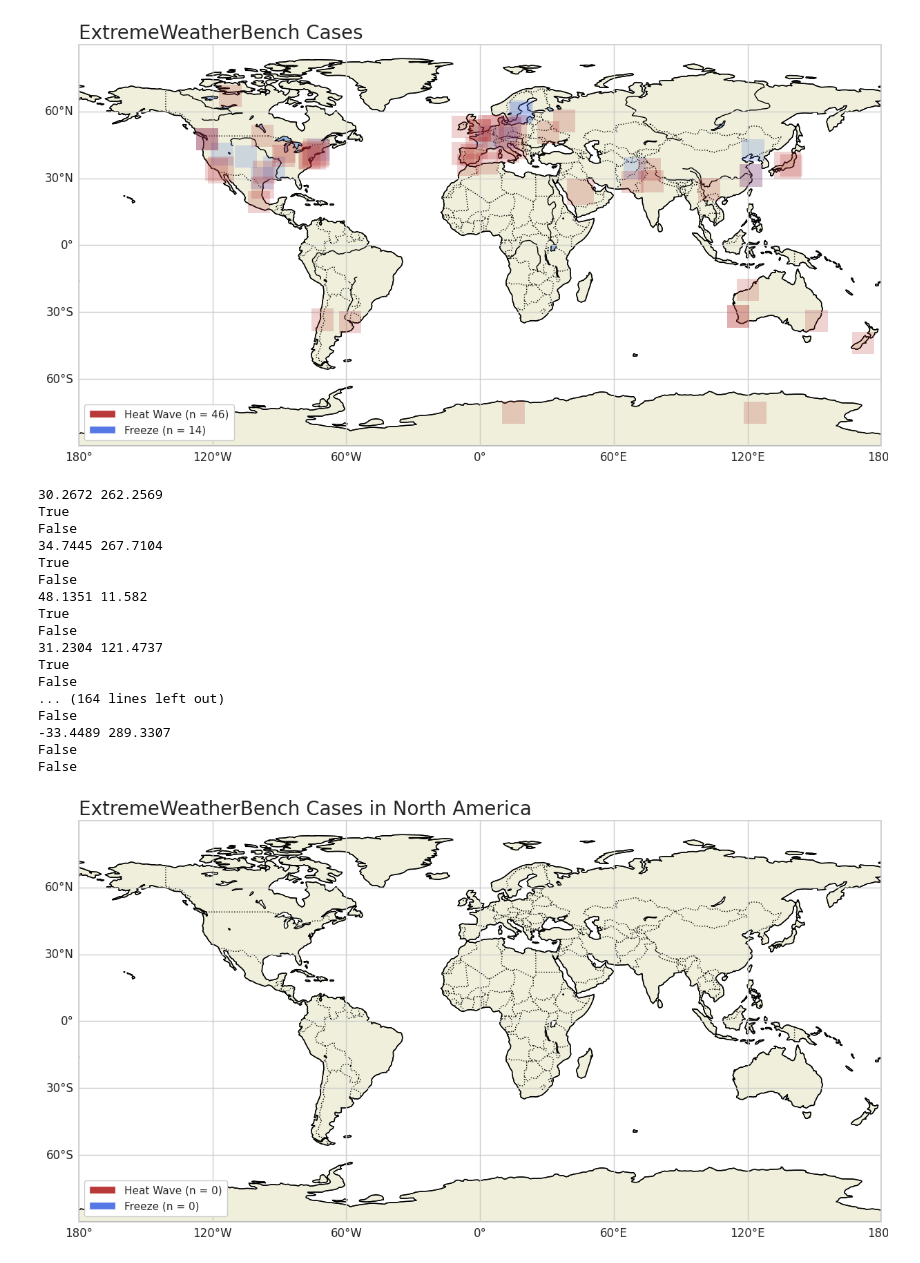
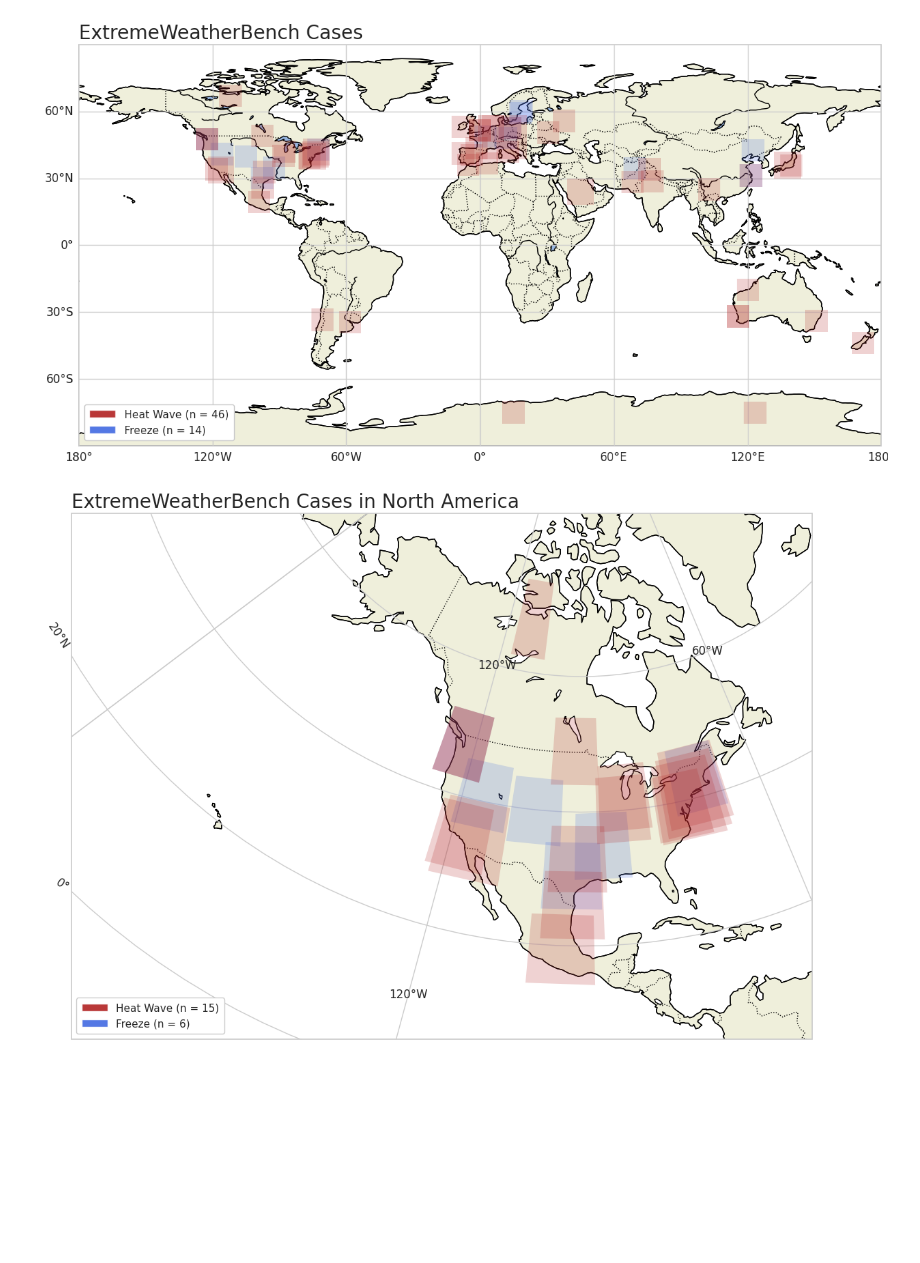
Before and after one commit to brightbandtech/ExtremeWeatherBench, a Jupyter notebook: docs/notebooks/figure1.ipynb, the cells around one changed output. Cells and saved outputs as stored; diff of their text form; code cells hidden in the pictures; blank space fills up the shorter version.

Commit message:
adding function plot to do any subregion

```diff
--- a/docs/notebooks/figure1.ipynb
+++ b/docs/notebooks/figure1.ipynb
@@ -102,20 +102,20 @@ plt.savefig('extreme_weather_cases.png', transparent=True)
 # %%
 # plot only the North American cases
 fig = plt.figure(figsize=(15, 10))
-#ax = plt.axes(projection=ccrs.LambertConformal())
-ax = plt.axes(projection=ccrs.PlateCarree())
+ax = plt.axes(projection=ccrs.LambertConformal())
+#ax = plt.axes(projection=ccrs.PlateCarree())
 
 # Add coastlines and gridlines
 ax.coastlines()
 ax.add_feature(cfeature.BORDERS, linestyle=':')
 ax.add_feature(cfeature.LAND, edgecolor='black')
 ax.add_feature(cfeature.LAKES, edgecolor='black', facecolor='white')
-na_bot_lat = 7
-na_top_lat = 71
-na_left_lon = -172
-na_right_lon = -65
-my_box = [na_left_lon, na_right_lon, na_bot_lat, na_top_lat]
-#ax.set_extent(my_box, crs=ccrs.PlateCarree())
+bot_lat = 7
+top_lat = 71
+left_lon = -172
+right_lon = -65
+my_box = [left_lon, right_lon, bot_lat, top_lat]
+ax.set_extent(my_box, crs=ccrs.PlateCarree())
 
 # Add gridlines
 gl = ax.gridlines(draw_labels=True)
@@ -139,57 +139,34 @@ counts_by_type = dict({'freeze': 0, 'heat_wave': 0})
 for event in cases[::-1]:
     for indiv_case in event.cases:
         lat = indiv_case.location.latitude
-        lon = indiv_case.location.longitude
+        lon = indiv_case.location.longitude - 360 if indiv_case.location.longitude > 180 else indiv_case.location.longitude
 
         # Check if the case is in North America and skip if not
-        print(lat, lon)
-        print((lat < na_top_lat and lat > na_bot_lat))
-        print((lon < na_right_lon and lon > na_left_lon))
-        if (lat < na_top_lat and lat > na_bot_lat and lon < na_right_lon and lon > na_left_lon):
+        if (lat < top_lat and lat > bot_lat and lon < right_lon and lon > left_lon):
             half_box = indiv_case.bounding_box_degrees
 
             # Get color based on event type
             event_type = indiv_case.event_type
             color = event_colors.get(event_type, 'gray')  # Default to gray if event type not found
 
             # count the events by type
             counts_by_type[event_type] += 1
 
             # Create a rectangle around the indiv_case location
             rect = patches.Rectangle((lon - half_box, lat - half_box), 2 * half_box, 2 * half_box,
                                     linewidth=0, edgecolor=color, facecolor=color, transform=ccrs.PlateCarree(), zorder=10, alpha=0.2)
-            if (event_type == 'freeze'):
-                ax.add_artist(rect)
+            ax.add_artist(rect)
 
 # Create a custom legend for event types
 from matplotlib.patches import Patch
 legend_elements = [
     #Patch(facecolor=event_colors['severe_day'], alpha=0.8, label='Severe Event']),
     Patch(facecolor=event_colors['heat_wave'], alpha=0.9, label='Heat Wave (n = %d)' % counts_by_type['heat_wave']),
     Patch(facecolor=event_colors['freeze'], alpha=0.9, label='Freeze (n = %d)' % counts_by_type['freeze']),
 ]
 # Create a larger legend by specifying a larger font size in the prop dictionary
-#legend_prop = prop.copy()
-#legend_prop.set_size(20)  # Increase font size for legend
 ax.legend(handles=legend_elements, loc='lower left', framealpha=1, frameon=True, borderpad=0.5, handletextpad=0.8, handlelength=2.5)
 ax.set_title('ExtremeWeatherBench Cases in North America', loc='left', fontsize=20)
 plt.savefig('extreme_weather_cases_NA.png', transparent=True)
 # %% [output]
-30.2672 262.2569
-True
-False
-34.7445 267.7104
-True
-False
-48.1351 11.582
-True
-False
-31.2304 121.4737
-True
-False
-... (164 lines left out)
-False
--33.4489 289.3307
-False
-False
-[figure, old version]
+[figure, new version]
```
Also changed, not shown: parts of 3 cells of this notebook, 2 other files.
